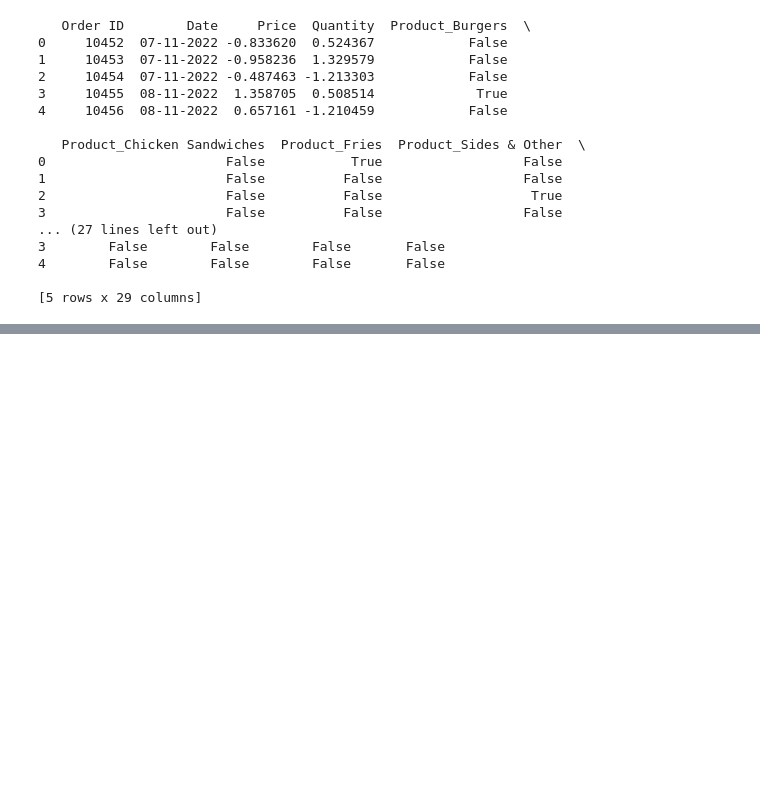
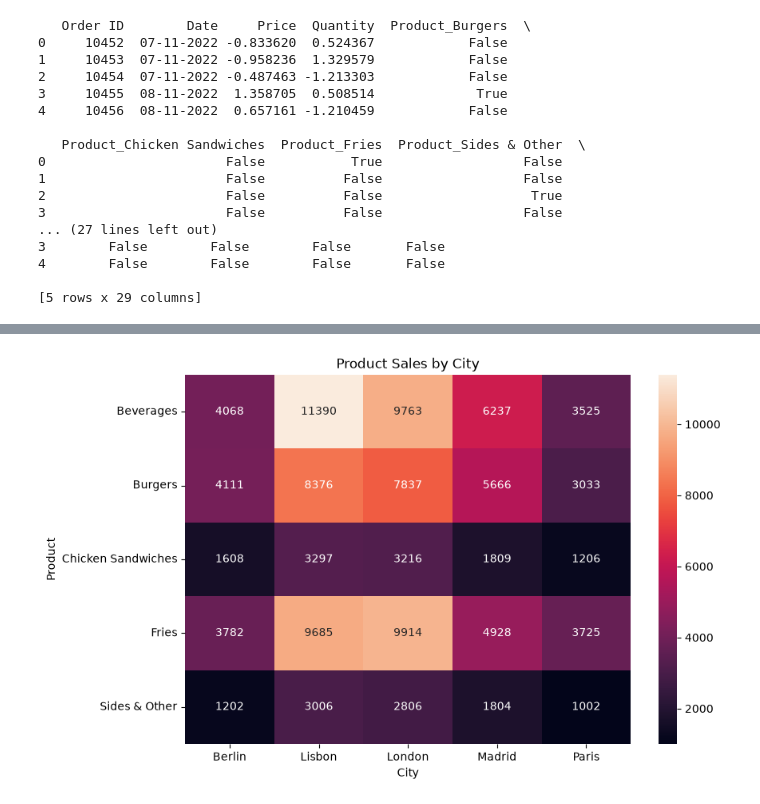
Before and after one commit to PPua1/DataSci, a Jupyter notebook: Restaurant_Sales.ipynb, the cells around one changed output, grey strips where cells are left out. Drawn from its saved outputs; the diff is of its cells as text; code cells hidden in the pictures; blank space fills up the shorter version.

```diff
--- a/Restaurant_Sales.ipynb
+++ b/Restaurant_Sales.ipynb
@@ -384,0 +446,17 @@ dtype: object
+# %%
+# กราฟแสดงจำนวนสินค้าหลายรายการที่ขายได้ในแต่ละเมือง
+pivot = pd.crosstab(
+    restaurant['Product'],
+    restaurant['City'],
+    values=restaurant['Quantity'],
+    aggfunc='sum'
+)
+
+plt.figure(figsize=(9,6))
+sns.heatmap(pivot, annot=True, fmt='.0f')
+plt.title('Product Sales by City')
+plt.xlabel('City')
+plt.ylabel('Product')
+plt.show()
+# %% [output]
+[figure, added]
```
Also changed, not shown: parts of 19 cells of this notebook.
